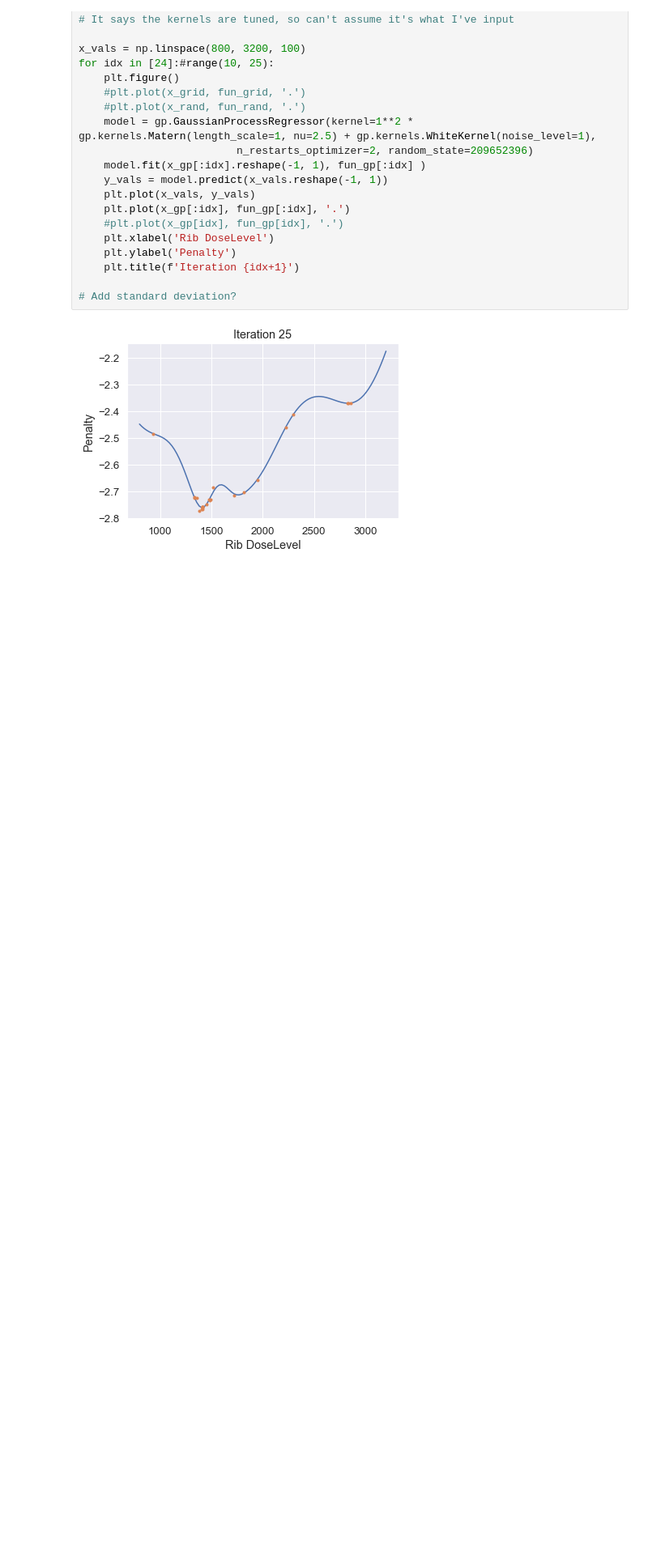
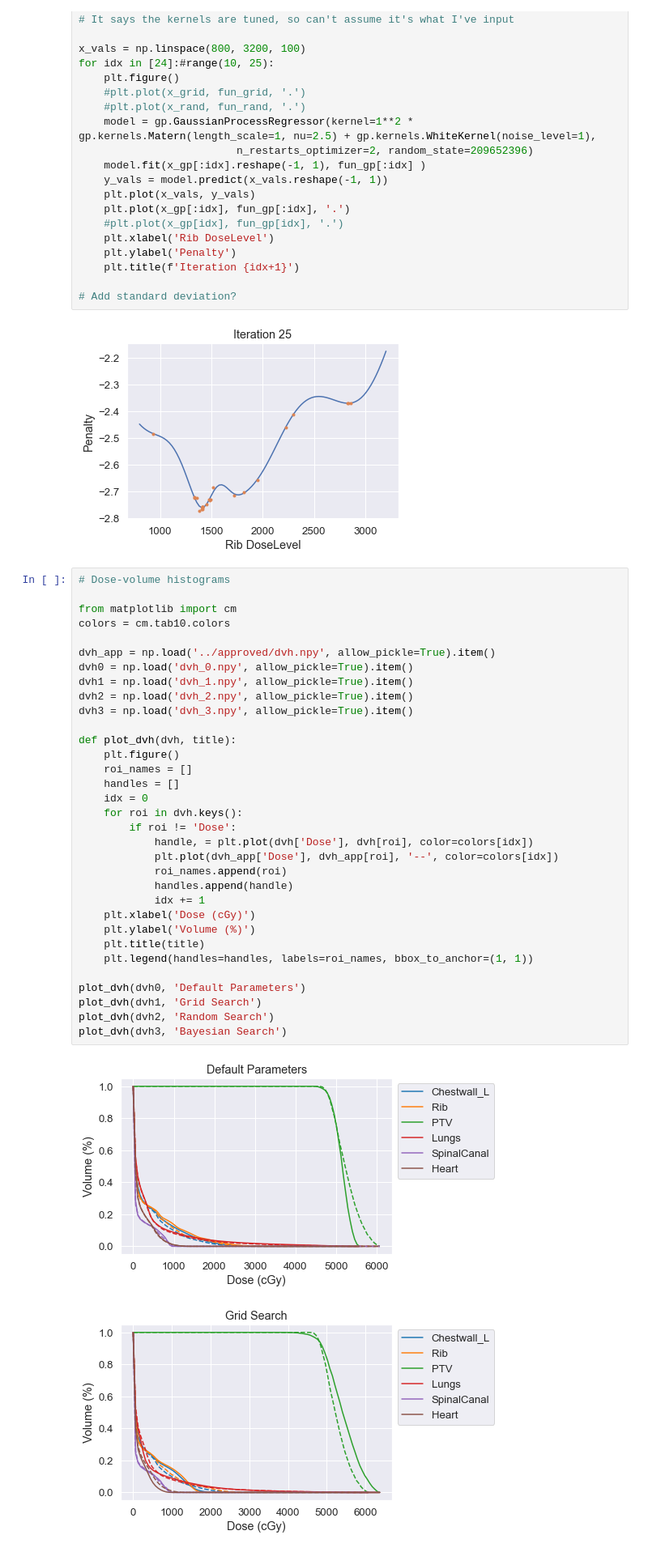
Before and after one commit to kels271828/RayBay, a Jupyter notebook: results/patient1/toy_problem.ipynb, the cells around one changed output. Shown: that part at 81% size. Drawn from its saved outputs; the diff is of its cells as text; blank space fills up the shorter version.

```diff
--- a/results/patient1/toy_problem.ipynb
+++ b/results/patient1/toy_problem.ipynb
@@ -305,3 +298,39 @@ for idx in [24]:#range(10, 25):
 # Add standard deviation?
 # %% [output]
 [figure]
+# %%
+# Dose-volume histograms
+
+from matplotlib import cm
+colors = cm.tab10.colors
+
+dvh_app = np.load('../approved/dvh.npy', allow_pickle=True).item()
+dvh0 = np.load('dvh_0.npy', allow_pickle=True).item()
+dvh1 = np.load('dvh_1.npy', allow_pickle=True).item()
+dvh2 = np.load('dvh_2.npy', allow_pickle=True).item()
+dvh3 = np.load('dvh_3.npy', allow_pickle=True).item()
+
+def plot_dvh(dvh, title):
+    plt.figure()
+    roi_names = []
+    handles = []
+    idx = 0
+    for roi in dvh.keys():
+        if roi != 'Dose':
+            handle, = plt.plot(dvh['Dose'], dvh[roi], color=colors[idx])
+            plt.plot(dvh_app['Dose'], dvh_app[roi], '--', color=colors[idx])
+            roi_names.append(roi)
+            handles.append(handle)
+            idx += 1
+    plt.xlabel('Dose (cGy)')
+    plt.ylabel('Volume (%)')
+    plt.title(title)
+    plt.legend(handles=handles, labels=roi_names, bbox_to_anchor=(1, 1))
+
+plot_dvh(dvh0, 'Default Parameters')
+plot_dvh(dvh1, 'Grid Search')
+plot_dvh(dvh2, 'Random Search')
+plot_dvh(dvh3, 'Bayesian Search')
+# %% [output]
+[figure, added]
+[figure, added]
```
Also changed, not shown: parts of 3 cells of this notebook, 8 other files.
